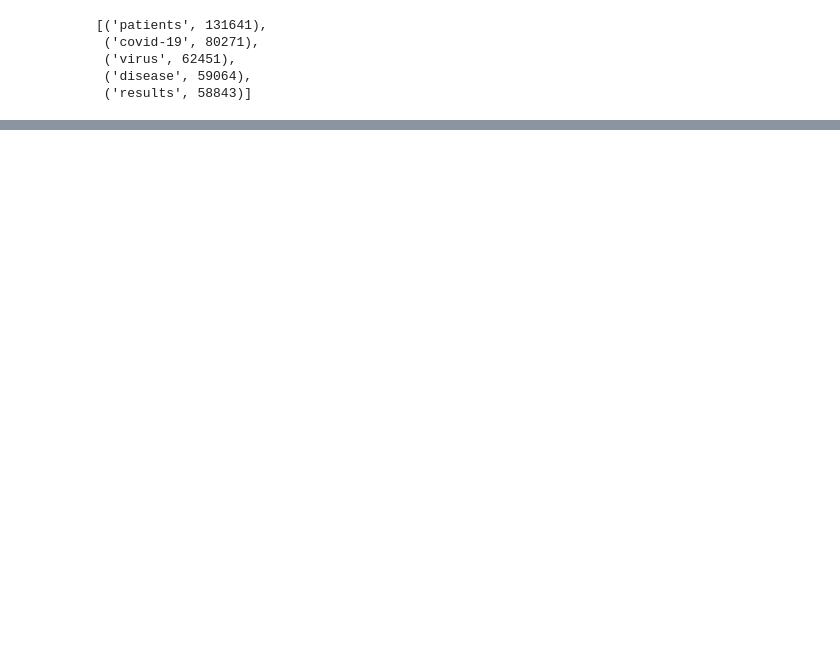
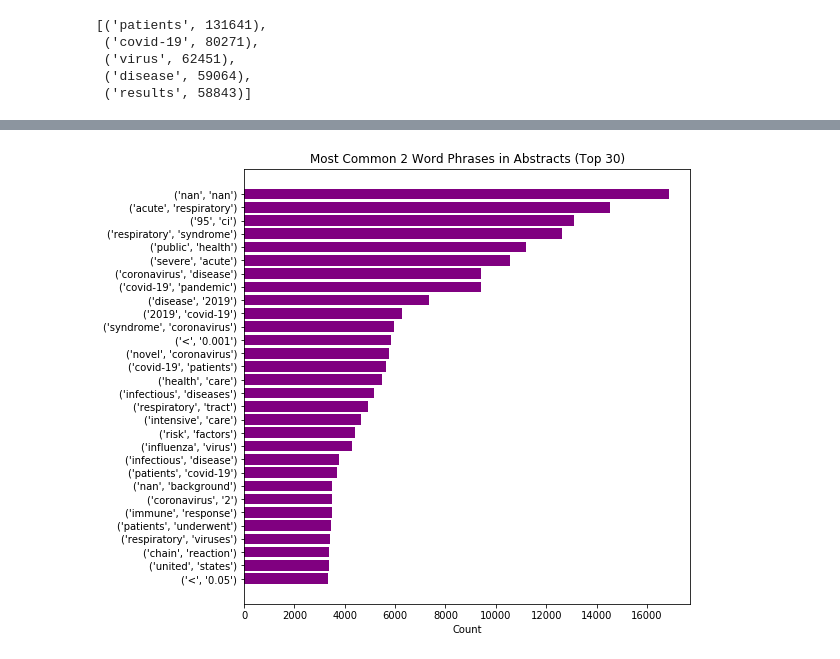
Before and after one commit to mattnw1/CHOC_COVID19_MI3, a Jupyter notebook: Nwerem_CORD-19.ipynb, the cells around one changed output, grey strips where cells are left out. Cells and saved outputs as stored; diff of their text form; code cells hidden in the pictures; blank space fills up the shorter version.

```diff
--- a/Nwerem_CORD-19.ipynb
+++ b/Nwerem_CORD-19.ipynb
@@ -234,0 +302,4 @@ plt.show()
+# %%
+two_w_phrases = list(bigrams(filtered_words))
+two_w_freqTable = create_frequency_table(two_w_phrases)
+two_w_freqTable
@@ -234,0 +324,6 @@ plt.show()
+# %%
+#Sorting frequency table in decsending order
+two_w_sort_orders = sorted(two_w_freqTable.items(), key=lambda x: x[1], reverse=True)
+# %%
+#Get top 30 from freq table
+two_w_top30counts = two_w_sort_orders[:30]
@@ -234,0 +350,17 @@ plt.show()
+# %%
+#Creating Plot for three words in Abstracts
+
+labels, values = zip(*two_w_top30counts)
+fig, ax = plt.subplots(figsize=(8, 8))
+ypos = np.arange(len(labels))
+ax.barh(ypos, values,align = "center", color = "purple")
+
+
+ax.set_yticks(ypos)
+ax.set_yticklabels(labels)
+ax.invert_yaxis()  # labels read top-to-bottom
+ax.set_xlabel('Count')
+ax.set_title('Most Common 2 Word Phrases in Abstracts (Top 30)')
+plt.show()
+# %% [output]
+[figure, added]
```
Also changed, not shown: parts of 16 cells of this notebook.
